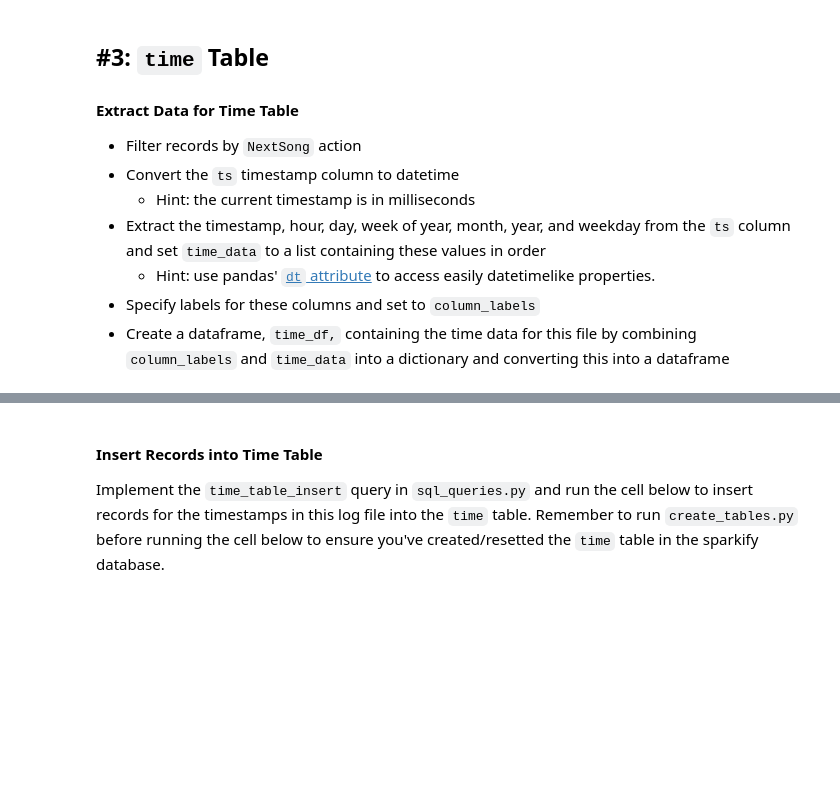
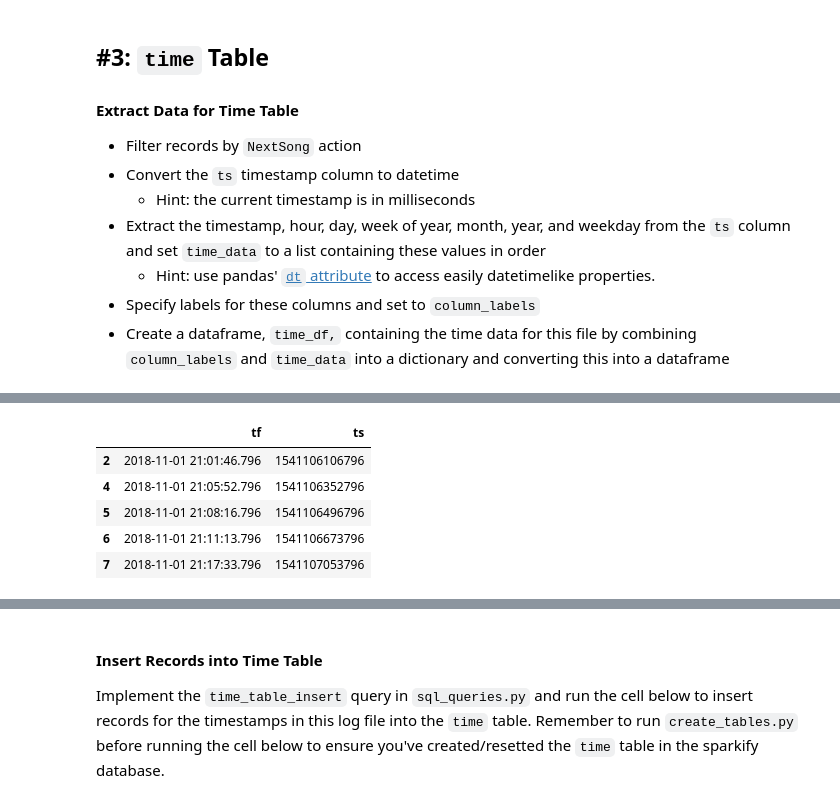
Before and after one commit to Tariq1981/Data_Modelling_Postgres, a Jupyter notebook: etl.ipynb, the cells around one changed output, grey strips where cells are left out. Saved outputs shown, nothing was run; the diff lists cells and outputs as text; code cells hidden in the pictures; blank space fills up the shorter version.

```diff
--- a/etl.ipynb
+++ b/etl.ipynb
@@ -169,7 +169,9 @@ df.head()
 | 7 | Infected Mushroom | Logged In | Kaylee | F | 6 | Summers | 440.26730 | free | Phoenix-Mesa-Scottsdale, AZ | PUT | ... |
 # %%
 import datetime
-t=pd.to_datetime(df['ts'],unit='ms')
+#t=df[:,[df['ts'],pd.to_datetime(df['ts'],unit='ms')]]
+t=pd.DataFrame({"tf":pd.to_datetime(df['ts'],unit='ms'),"ts":df['ts']})
+#t=df['ts']
 t=t.drop_duplicates()
 t.head()
 # %% [output]
@@ -182 +178,7 @@ Name: ts, dtype: datetime64[ns]
+|  | tf | ts |
+| 2 | 2018-11-01 21:01:46.796 | 1541106106796 |
+| 4 | 2018-11-01 21:05:52.796 | 1541106352796 |
+| 5 | 2018-11-01 21:08:16.796 | 1541106496796 |
+| 6 | 2018-11-01 21:11:13.796 | 1541106673796 |
+| 7 | 2018-11-01 21:17:33.796 | 1541107053796 |
 # %%
```
Also changed, not shown: parts of 5 cells of this notebook, 1 other file.
